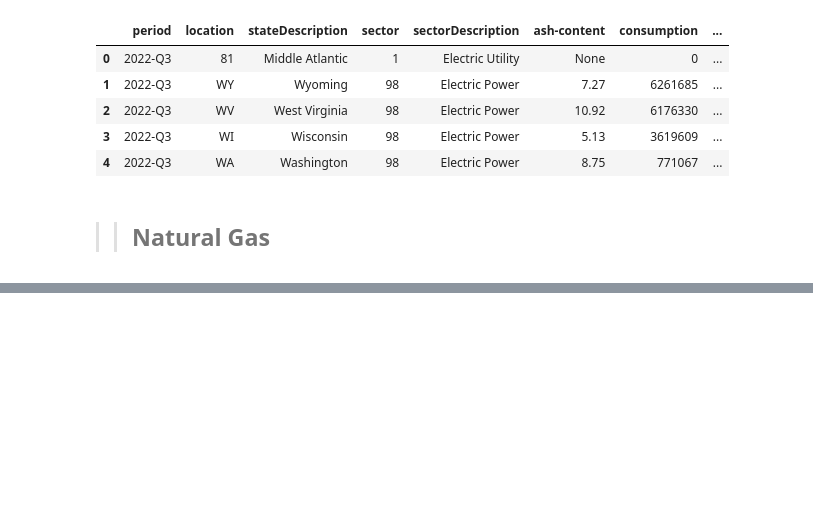
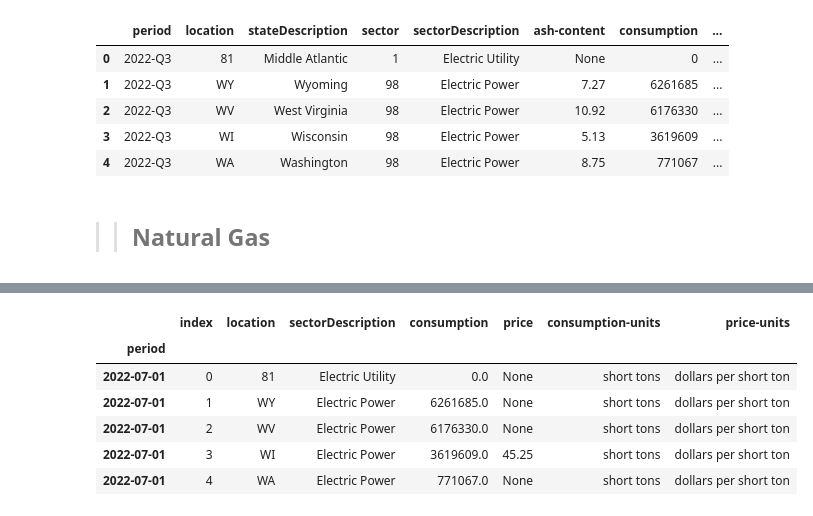
Before and after one commit to hanaDemma/Change_point_analysis_and_statistical_modelling-, a Jupyter notebook: notebooks/change_point_analysis.ipynb, the cells around one changed output, grey strips where cells are left out. Drawn from its saved outputs; the diff is of its cells as text; code cells hidden in the pictures; blank space fills up the shorter version.

Commit message:
coal consumption

```diff
--- a/notebooks/change_point_analysis.ipynb
+++ b/notebooks/change_point_analysis.ipynb
@@ -860,0 +878,17 @@ natural_gas.head()
+# %%
+natural_gas = natural_gas[['period', 'area-name', 'product-name', 'series-description', 'value', 'units']]
+coal_consumption = coal_cons[['period', 'location', 'sectorDescription', 'consumption', 'price', 'consumption-units', 'price-units']]
+renewable_energy = renewable_energy[['period', 'seriesDescription', 'value', 'unit']]
+df_oil_imports = df_oil_imports[['period', 'originName', 'gradeName', 'quantity', 'quantity-units']]
+# %%
+data_og = data_og.reset_index()
+natural_gas = natural_gas.reset_index()
+coal_consumption = coal_consumption.reset_index()
+renewable_energy = renewable_energy.reset_index()
+df_oil_imports = df_oil_imports.reset_index()
+# %%
+data_og.set_index('Date', inplace=True)
+natural_gas.set_index('period', inplace=True)
+coal_consumption.set_index('period', inplace=True)
+renewable_energy.set_index('period', inplace=True)
+df_oil_imports.set_index('period', inplace=True)
@@ -860,0 +918,16 @@ natural_gas.head()
+# %%
+natural_gas['value'] = pd.to_numeric(natural_gas['value'], errors='coerce')
+coal_consumption['consumption'] = pd.to_numeric(coal_consumption['consumption'], errors='coerce')
+renewable_energy['value'] = pd.to_numeric(renewable_energy['value'], errors='coerce')
+df_oil_imports['quantity'] = pd.to_numeric(df_oil_imports['quantity'], errors='coerce')
+
+natural_gas['value_x'] = natural_gas['value'].fillna(natural_gas['value'].median())
+coal_consumption['consumption'] = coal_consumption['consumption'].fillna(coal_consumption['consumption'].median())
+renewable_energy['value_y'] = renewable_energy['value'].fillna(renewable_energy['value'].median())
+df_oil_imports['quantity'] = df_oil_imports['quantity'].fillna(df_oil_imports['quantity'].median())
+
+
+natural_gas_monthly = natural_gas.resample('M').mean(numeric_only=True)
+coal_consumption_monthly = coal_consumption.resample('M').sum(numeric_only=True)
+renewable_energy_monthly = renewable_energy.resample('M').sum(numeric_only=True)
+oil_imports_monthly = df_oil_imports.resample('M').sum(numeric_only=True)
@@ -860,0 +942,10 @@ natural_gas.head()
+# %%
+coal_consumption.head()
+# %% [output]
+|  | index | location | sectorDescription | consumption | price | consumption-units | price-units |
+| period |  |  |  |  |  |  |  |
+| 2022-07-01 | 0 | 81 | Electric Utility | 0.0 | None | short tons | dollars per short ton |
+| 2022-07-01 | 1 | WY | Electric Power | 6261685.0 | None | short tons | dollars per short ton |
+| 2022-07-01 | 2 | WV | Electric Power | 6176330.0 | None | short tons | dollars per short ton |
+| 2022-07-01 | 3 | WI | Electric Power | 3619609.0 | 45.25 | short tons | dollars per short ton |
+| 2022-07-01 | 4 | WA | Electric Power | 771067.0 | None | short tons | dollars per short ton |
```
Also changed, not shown: parts of 5 cells of this notebook.
